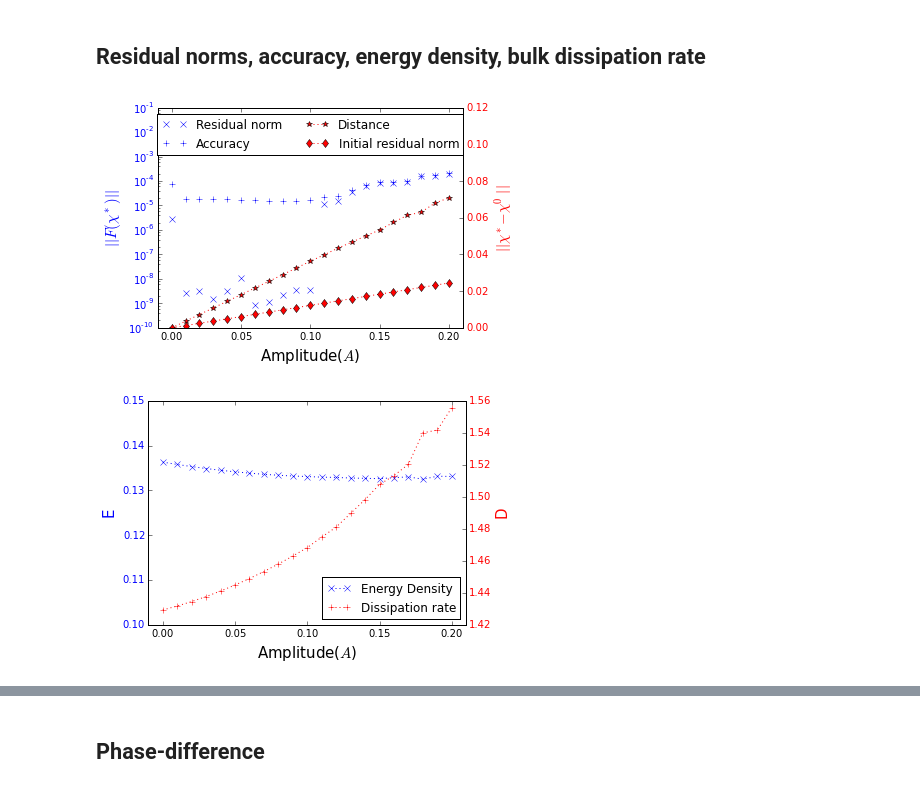
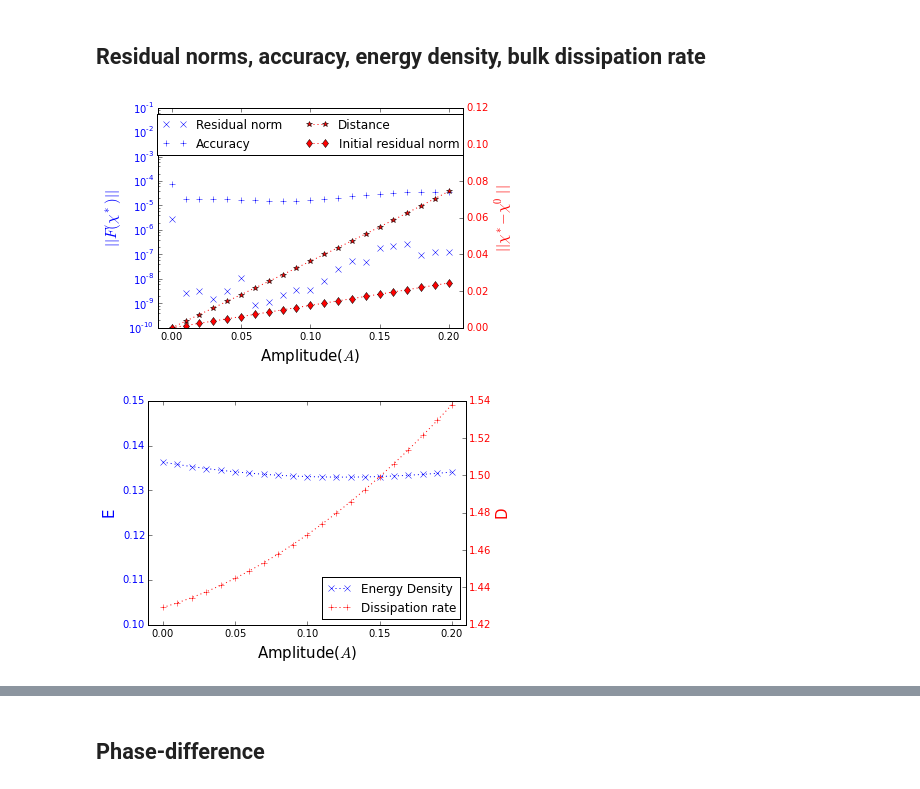
Before and after one commit to saba-vadarevu/Grooved-Channel-Flow, a Jupyter notebook: exactRiblet.ipynb, the cells around one changed output, grey strips where cells are left out. Saved outputs shown, nothing was run; the diff lists cells and outputs as text; code cells hidden in the pictures.

```diff
--- a/exactRiblet.ipynb
+++ b/exactRiblet.ipynb
@@ -47,0 +56,11 @@ vf = x.slice(nd=[0,1,2]); pf = x.getScalar(nd=3)
+# %%
+x = x0.slice(L=3,M=4)
+M = x.nz//2
+for lp in range(x.nx):
+    l = lp- x.nx//2
+    print(l,  'u:', chebnorm(x[0,lp,:M,0] - (-1.)**l * x[0,lp,:M:-1,0], x.N))
+    print(l,  'v:', chebnorm(x[0,lp,:M,1] - (-1.)**l * x[0,lp,:M:-1,1], x.N))
+    print(l,  'w:', chebnorm(x[0,lp,:M,2] + (-1.)**l * x[0,lp,:M:-1,2], x.N))
+    print(l,  'p:', chebnorm(x[0,lp,:M,3] - (-1.)**l * x[0,lp,:M:-1,3], x.N))
+
+x.checkSymms()
@@ -47,0 +86,4 @@ vf = x.slice(nd=[0,1,2]); pf = x.getScalar(nd=3)
+# %%
+x = x0.slice(L=3,M=4,N=7); x.flowDict.update({'eps':0.1, 'epsArr':np.array([0.,0.1])})
+Lmat = rib.linr(x.flowDict,sigma1=False)
+Lmat1 = rib.linr(x.flowDict,sigma1=True)
@@ -117,6 +228,10 @@ runTime(s): 174.1941900253296
 # %% [markdown]
 ## Residual norms, accuracy, energy density, bulk dissipation rate
 # %%
+#%%%%%%%%%%%%%%%%%%%%
+# eps_1
+
+#%%%%%%%%%%%%%%%%%%%%%%%%
 loadPath='solutions/e1/'
 nSol = 21 # Number of solutions
 x0 = loadh5('ribEq1L7M10N30E0000.hdf5').slice(L=7,M=16,N=35) # Initial iterate: Sol for flat-walled Couette
@@ -129,6 +244,7 @@ energyArr = np.zeros(nSol)    # Energy density
 dissipationArr = np.zeros(nSol) # Bulk dissipation rate
 pInputArr = np.zeros(nSol)      #
 initialnormArr = np.zeros(nSol)
+epsArr = np.zeros(nSol)
 
 resnormArr[0] = resnormFun(x0.slice(M=16,N=30))
 accArr[0]  = resnormFun(x0.slice(L=14,M=20,N=60))
@@ -139,6 +255,7 @@ for k in range(1,nSol):
     solPath = loadPath+'A%02d/'%(k)
     solName = 'ribEq1L7M16N35E1_%03d.hdf5'%(5*k)
     x = loadh5(solPath+solName)
+    epsArr[k] = x.flowDict['epsArr'][1]
     resnormArr[k] = resnormFun(x)
     accArr[k] = resnormFun(x.slice(L=14,M=32,N=70))
     distArr[k] = (x-x0).norm()
@@ -149,9 +266,8 @@ for k in range(1,nSol):
 
     x[:] = x0[:]
     initialnormArr[k] = resnormFun(x)
-# %%
-epsArr = np.arange(0.,0.1001,0.005)
 # %%
+figureFolder = './figures/'
 # Residual norm, accuracy, and distance
 fig,ax1 = plt.subplots()
 ln1 = ax1.plot(2.*epsArr, resnormArr,'bx',label='Residual norm')
@@ -185,32 +301,32 @@ plt.show()
 
 
 
 
 # Energy density and bulk dissipation rate
 fig,ax1 = plt.subplots()
 ln1 = ax1.plot(2.*epsArr, energyArr,'bx:',label='Energy Density')
 ax1.set_ylabel('E',color='b',fontsize=15)
 ax1.set_xlim([-0.01,0.21])
 ax1.set_ylim([0.1,0.15])
 ax2 = ax1.twinx()
 ln2 = ax2.plot(2.*epsArr, dissipationArr,'r+:',label='Dissipation rate ')
 ax2.set_xlim([-0.01,0.21])
 ax2.set_ylabel('D',color='r',fontsize=15)
 
 for tl in ax1.get_yticklabels():
     tl.set_color('b')
 for tl in ax2.get_yticklabels():
     tl.set_color('r')
 
 
 line1,label1 = ax1.get_legend_handles_labels()
 line2,label2 = ax2.get_legend_handles_labels()
 ax2.legend(line1+line2, label1+label2,loc=4)
 
 ax1.set_xlabel('Amplitude($A$)',fontsize=15)
 plt.tight_layout()
 plt.savefig(figureFolder+'energyDissipationE1.eps',format='eps',dpi=1200)
 plt.show()
 # %% [output]
-[figure, old version]
+[figure, new version]
-[figure, old version]
+[figure, new version]
```
Also changed, not shown: parts of 33 cells of this notebook, 2 other files.
